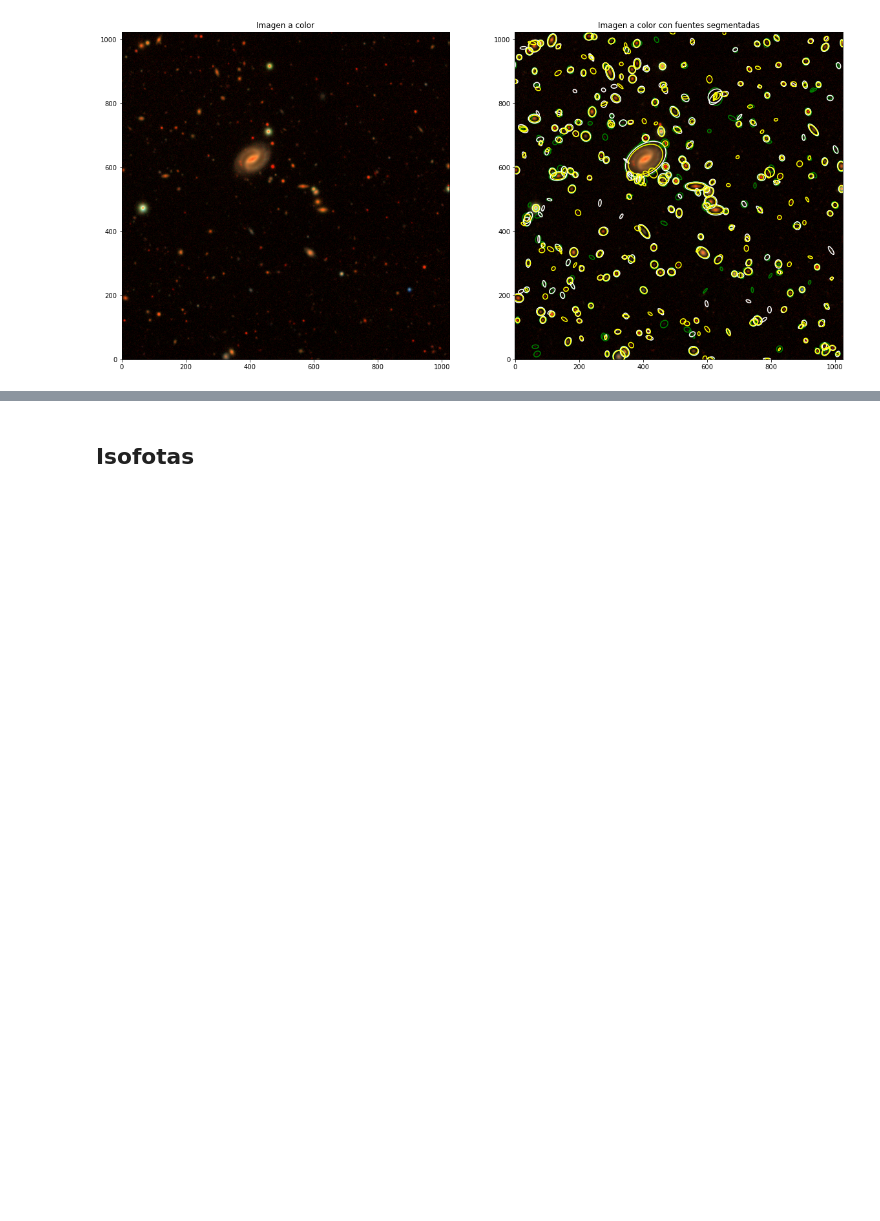
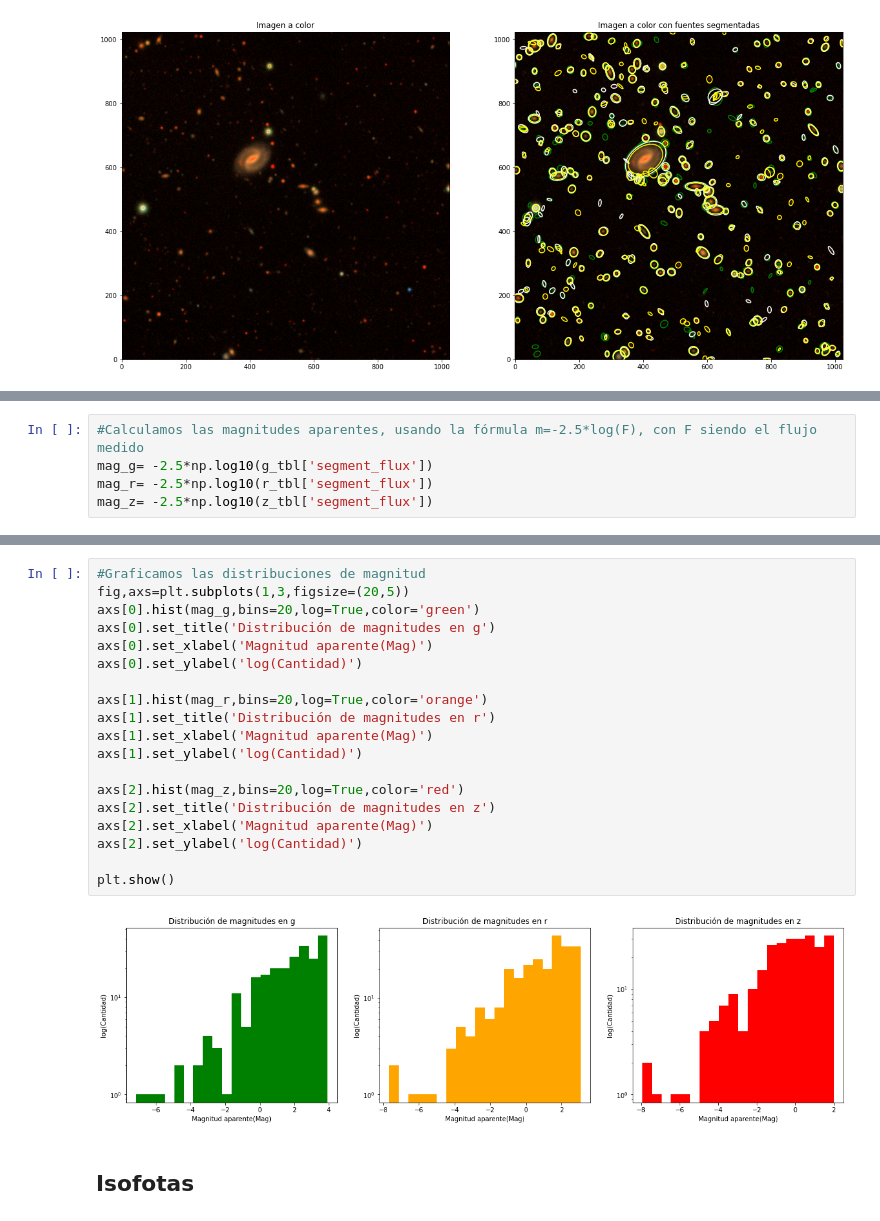
Before and after one commit to Gabopic/TareasFIS2436, a Jupyter notebook: Tarea1Galact.ipynb, the cells around one changed output, grey strips where cells are left out. Cells and saved outputs as stored; diff of their text form; blank space fills up the shorter version.

```diff
--- a/Tarea1Galact.ipynb
+++ b/Tarea1Galact.ipynb
@@ -214,0 +220,5 @@ plt.show()
+# %%
+#Calculamos las magnitudes aparentes, usando la fórmula m=-2.5*log(F), con F siendo el flujo medido
+mag_g= -2.5*np.log10(g_tbl['segment_flux'])
+mag_r= -2.5*np.log10(r_tbl['segment_flux'])
+mag_z= -2.5*np.log10(z_tbl['segment_flux'])
@@ -215,3 +306,24 @@ plt.show()
+# %%
+#Graficamos las distribuciones de magnitud
+fig,axs=plt.subplots(1,3,figsize=(20,5))
+axs[0].hist(mag_g,bins=20,log=True,color='green')
+axs[0].set_title('Distribución de magnitudes en g')
+axs[0].set_xlabel('Magnitud aparente(Mag)')
+axs[0].set_ylabel('log(Cantidad)')
+
+axs[1].hist(mag_r,bins=20,log=True,color='orange')
+axs[1].set_title('Distribución de magnitudes en r')
+axs[1].set_xlabel('Magnitud aparente(Mag)')
+axs[1].set_ylabel('log(Cantidad)')
+
+axs[2].hist(mag_z,bins=20,log=True,color='red')
+axs[2].set_title('Distribución de magnitudes en z')
+axs[2].set_xlabel('Magnitud aparente(Mag)')
+axs[2].set_ylabel('log(Cantidad)')
+
+plt.show()
+# %% [output]
+[figure, added]
 # %% [markdown]
 ## Isofotas
 # %%
```
Also changed, not shown: parts of 9 cells of this notebook.
